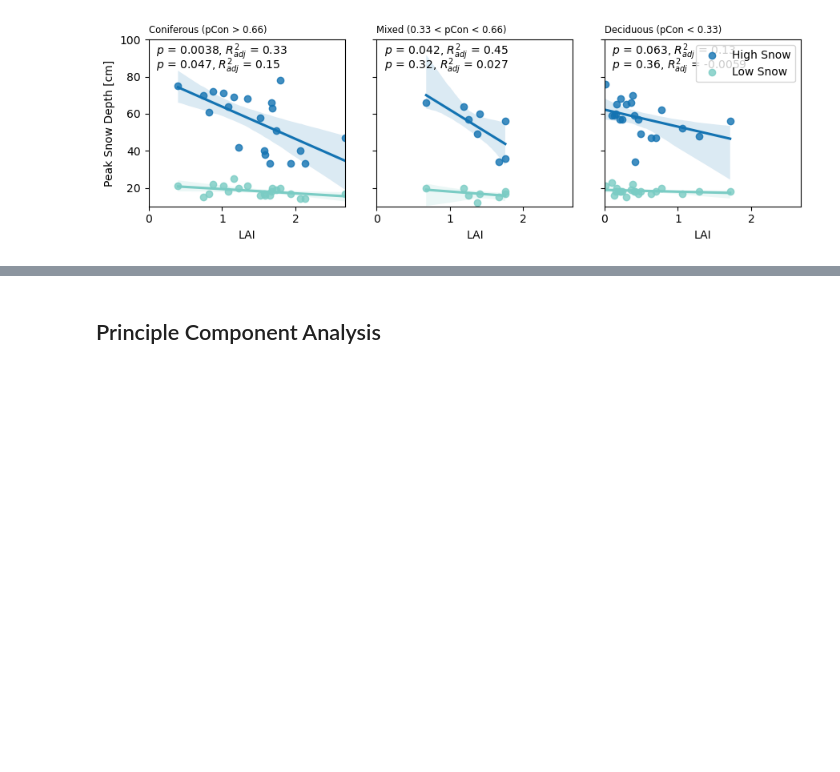
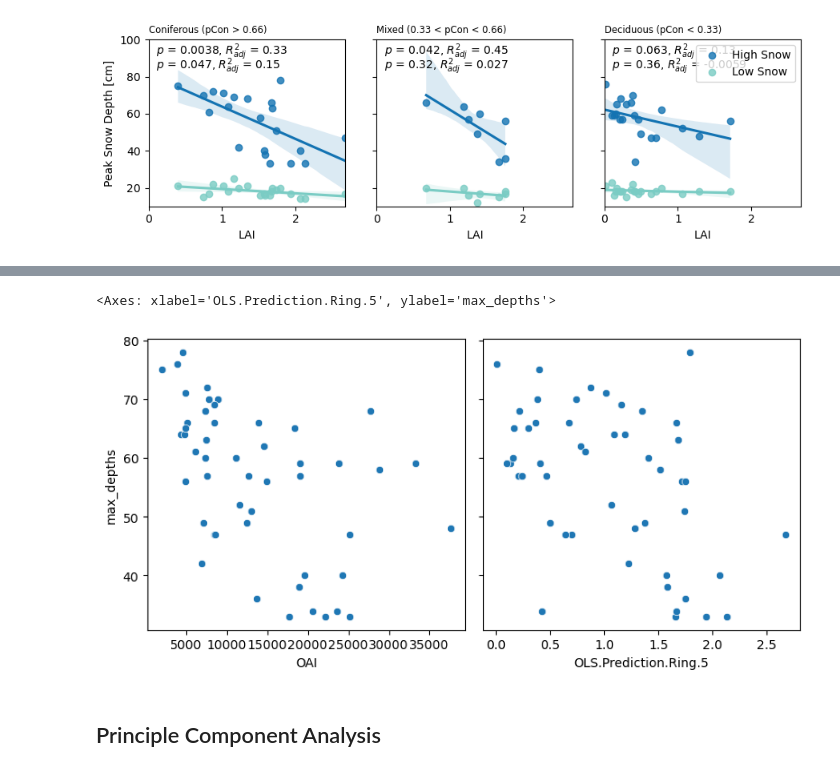
Before and after one commit to mwdjones/forest-canopy-model, a Jupyter notebook: 02_canopycontrols.ipynb, the cells around one changed output, grey strips where cells are left out. Drawn from its saved outputs; the diff is of its cells as text; code cells hidden in the pictures; blank space fills up the shorter version.

```diff
--- a/02_canopycontrols.ipynb
+++ b/02_canopycontrols.ipynb
@@ -365,3 +397,15 @@ ax3.legend(bbox_to_anchor = (1, 1))
+# %%
+fig, axs = plt.subplots(1, 2, figsize = (8, 4),
+                        sharey = True,
+                        layout = 'tight')
+
+sns.scatterplot(data = forestInv, x = 'OAI', y = 'max_depths',
+                ax = axs[0])
+sns.scatterplot(data = forestInv, x = 'OLS.Prediction.Ring.5', y = 'max_depths',
+                ax = axs[1])
+# %% [output]
+<Axes: xlabel='OLS.Prediction.Ring.5', ylabel='max_depths'>
+[figure, added]
 # %% [markdown]
 ## Principle Component Analysis
 # %%
```
Also changed, not shown: parts of 121 cells of this notebook, 19 other files.
